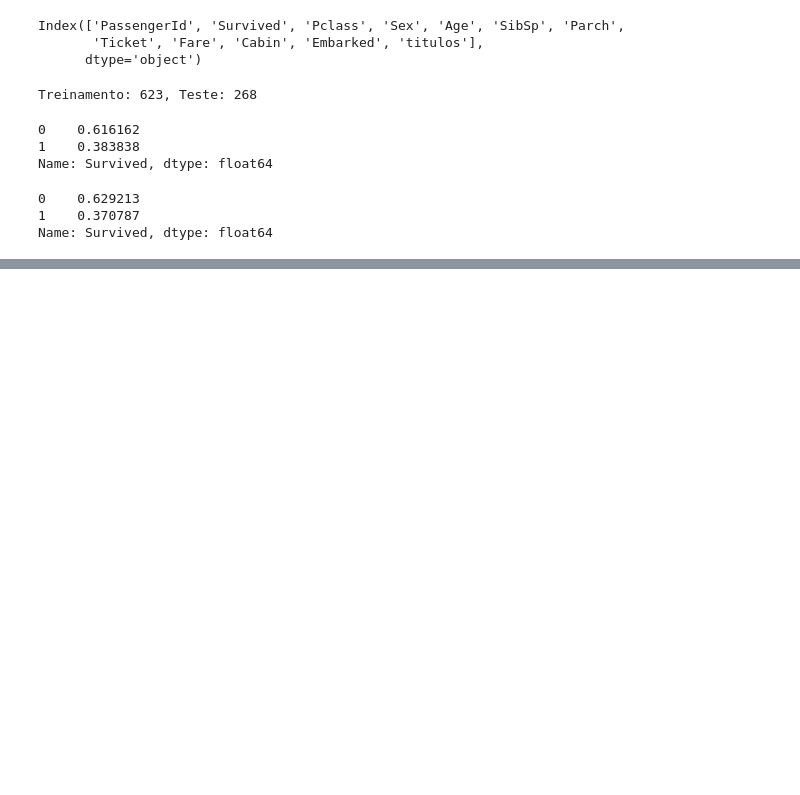
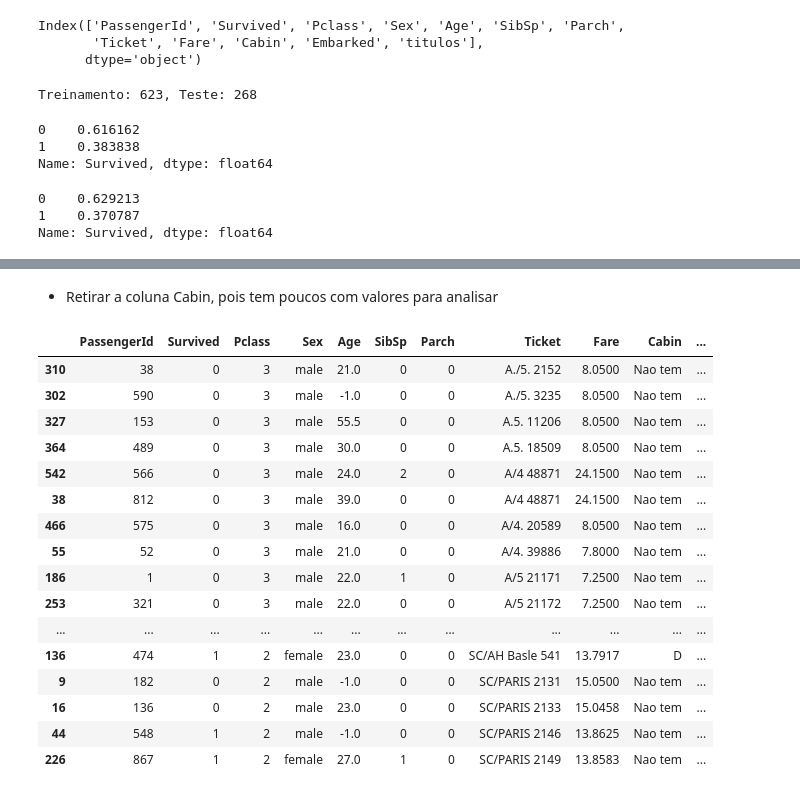
Before and after one commit to MaryannaSilva/Titanic, a Jupyter notebook: Modelo_do_Titanic.ipynb, the cells around one changed output, grey strips where cells are left out. Drawn from its saved outputs; the diff is of its cells as text; code cells hidden in the pictures; blank space fills up the shorter version.

```diff
--- a/Modelo_do_Titanic.ipynb
+++ b/Modelo_do_Titanic.ipynb
@@ -161,0 +165,2 @@ Exportar
+# %%
+dt_train_Expl = dt_train.copy()
@@ -161,0 +185,3 @@ Exportar
+# %%
+dt_train_Expl["Age"] = dt_train_Expl["Age"].fillna(-1)
+dt_train_Expl = dt_train_Expl.fillna("Nao tem")
@@ -161,0 +204,22 @@ Exportar
+# %% [markdown]
+- Retirar a coluna Cabin, pois tem poucos com valores para analisar
+# %%
+dt_train_Expl[(dt_train_Expl["Ticket"].apply(lambda x: len(x) > 7 and x != "Nao tem")) & (dt_train_Expl["Ticket"].str.contains("A"))].sort_values("Ticket")
+# %% [output]
+|  | PassengerId | Survived | Pclass | Sex | Age | SibSp | Parch | Ticket | Fare | Cabin | ... |
+| 310 | 38 | 0 | 3 | male | 21.0 | 0 | 0 | A./5. 2152 | 8.0500 | Nao tem | ... |
+| 302 | 590 | 0 | 3 | male | -1.0 | 0 | 0 | A./5. 3235 | 8.0500 | Nao tem | ... |
+| 327 | 153 | 0 | 3 | male | 55.5 | 0 | 0 | A.5. 11206 | 8.0500 | Nao tem | ... |
+| 364 | 489 | 0 | 3 | male | 30.0 | 0 | 0 | A.5. 18509 | 8.0500 | Nao tem | ... |
+| 542 | 566 | 0 | 3 | male | 24.0 | 2 | 0 | A/4 48871 | 24.1500 | Nao tem | ... |
+| 38 | 812 | 0 | 3 | male | 39.0 | 0 | 0 | A/4 48871 | 24.1500 | Nao tem | ... |
+| 466 | 575 | 0 | 3 | male | 16.0 | 0 | 0 | A/4. 20589 | 8.0500 | Nao tem | ... |
+| 55 | 52 | 0 | 3 | male | 21.0 | 0 | 0 | A/4. 39886 | 7.8000 | Nao tem | ... |
+| 186 | 1 | 0 | 3 | male | 22.0 | 1 | 0 | A/5 21171 | 7.2500 | Nao tem | ... |
+| 253 | 321 | 0 | 3 | male | 22.0 | 0 | 0 | A/5 21172 | 7.2500 | Nao tem | ... |
+| ... | ... | ... | ... | ... | ... | ... | ... | ... | ... | ... | ... |
+| 136 | 474 | 1 | 2 | female | 23.0 | 0 | 0 | SC/AH Basle 541 | 13.7917 | D | ... |
+| 9 | 182 | 0 | 2 | male | -1.0 | 0 | 0 | SC/PARIS 2131 | 15.0500 | Nao tem | ... |
+| 16 | 136 | 0 | 2 | male | 23.0 | 0 | 0 | SC/PARIS 2133 | 15.0458 | Nao tem | ... |
+| 44 | 548 | 1 | 2 | male | -1.0 | 0 | 0 | SC/PARIS 2146 | 13.8625 | Nao tem | ... |
+| 226 | 867 | 1 | 2 | female | 27.0 | 1 | 0 | SC/PARIS 2149 | 13.8583 | Nao tem | ... |
```
Also changed, not shown: parts of 16 cells of this notebook.
